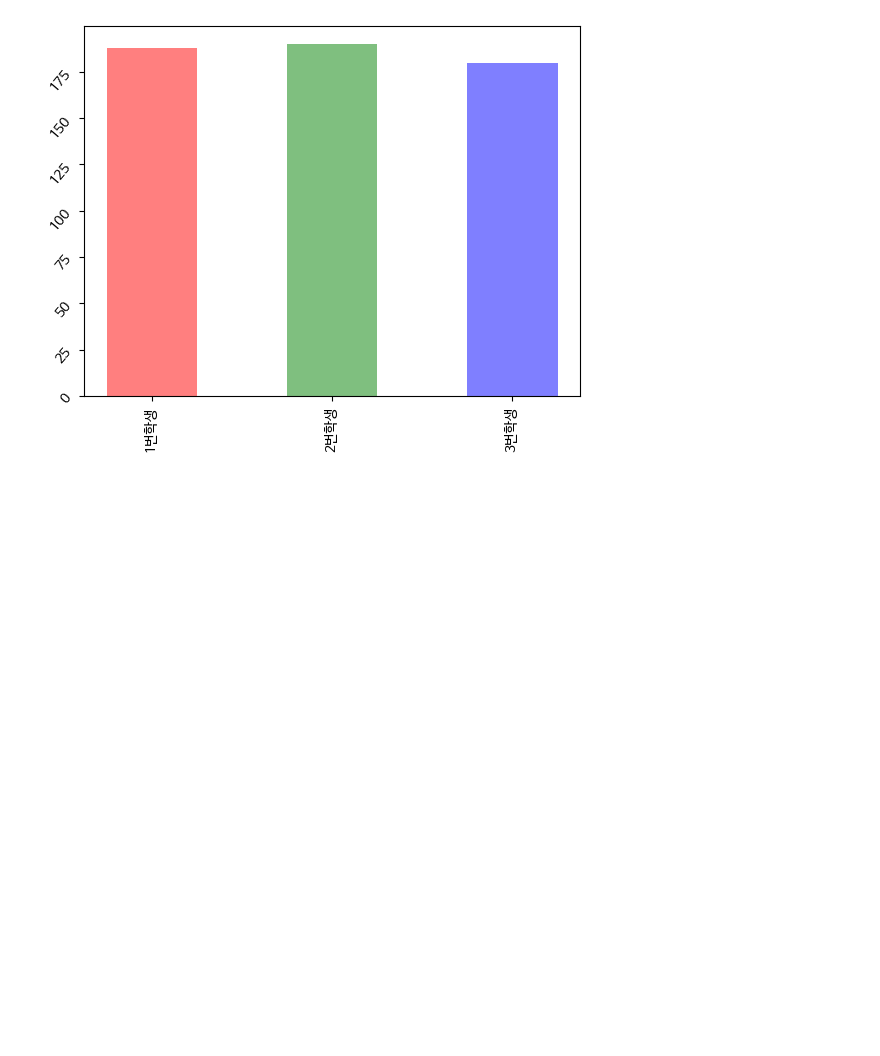
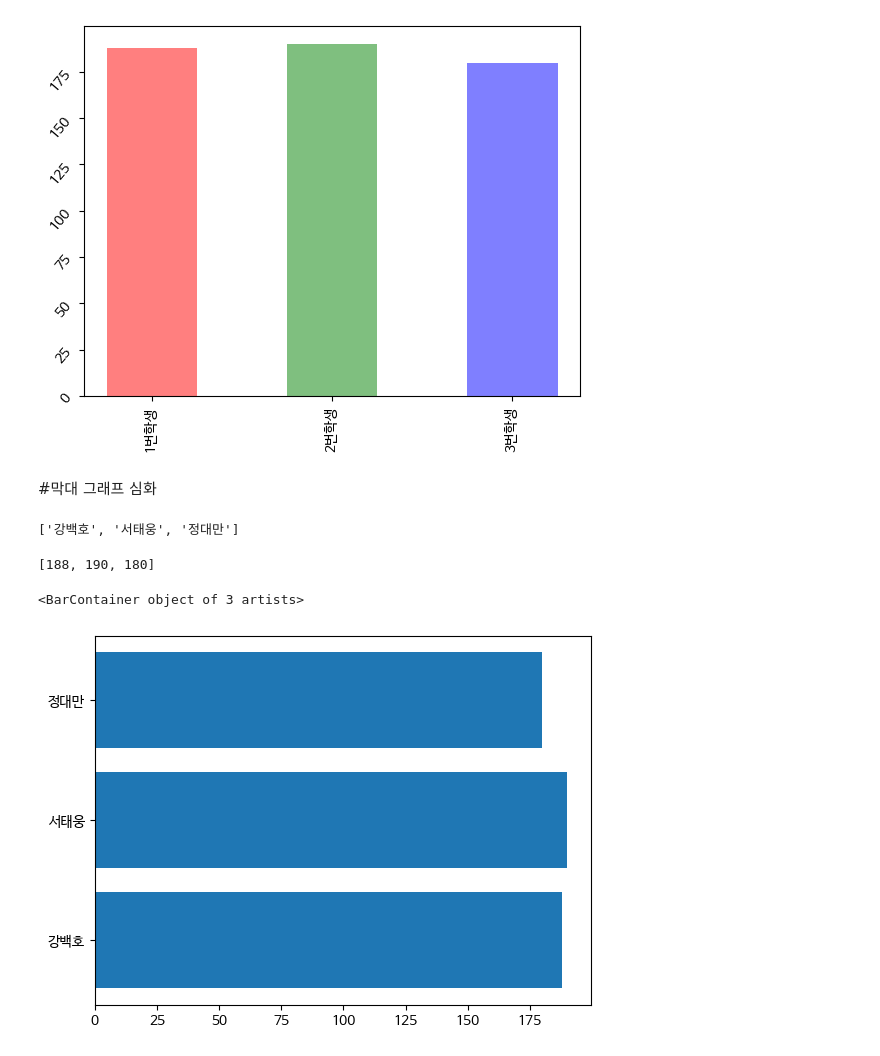
Before and after one commit to sukjin1/ed, a Jupyter notebook: Matplotlib_Nado.ipynb, the cells around one changed output. Saved outputs shown, nothing was run; the diff lists cells and outputs as text; code cells hidden in the pictures; blank space fills up the shorter version.

```diff
--- a/Matplotlib_Nado.ipynb
+++ b/Matplotlib_Nado.ipynb
@@ -337,3 +337,18 @@ plt.yticks(rotation = 50) # x축의 데이터 각도
   Text(0, 175.0, '175'),
   Text(0, 200.0, '200')])
 [figure]
+# %% [markdown]
+#막대 그래프 심화
+# %%
+labels
+# %% [output]
+['강백호', '서태웅', '정대만']
+# %%
+values
+# %% [output]
+[188, 190, 180]
+# %%
+plt.barh(labels, values)
+# %% [output]
+<BarContainer object of 3 artists>
+[figure, added]
```
Also changed, not shown: parts of 14 cells of this notebook.
